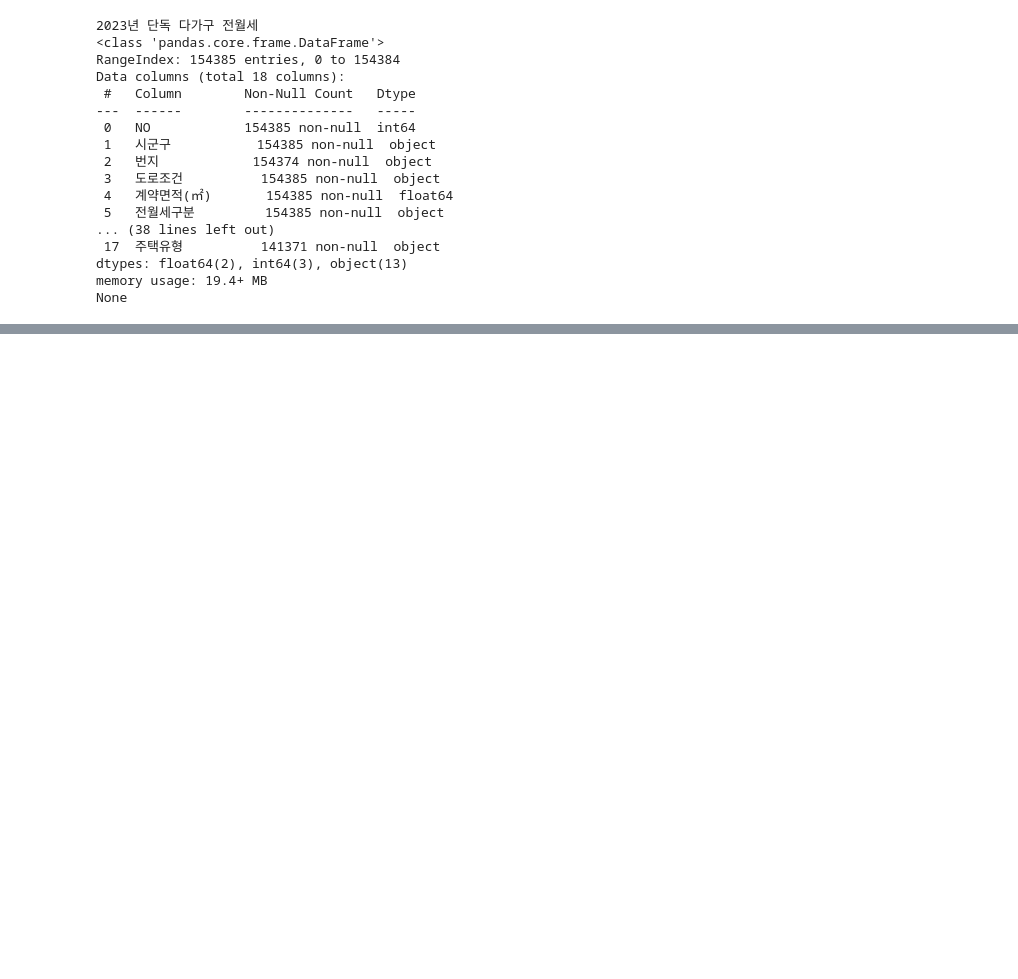
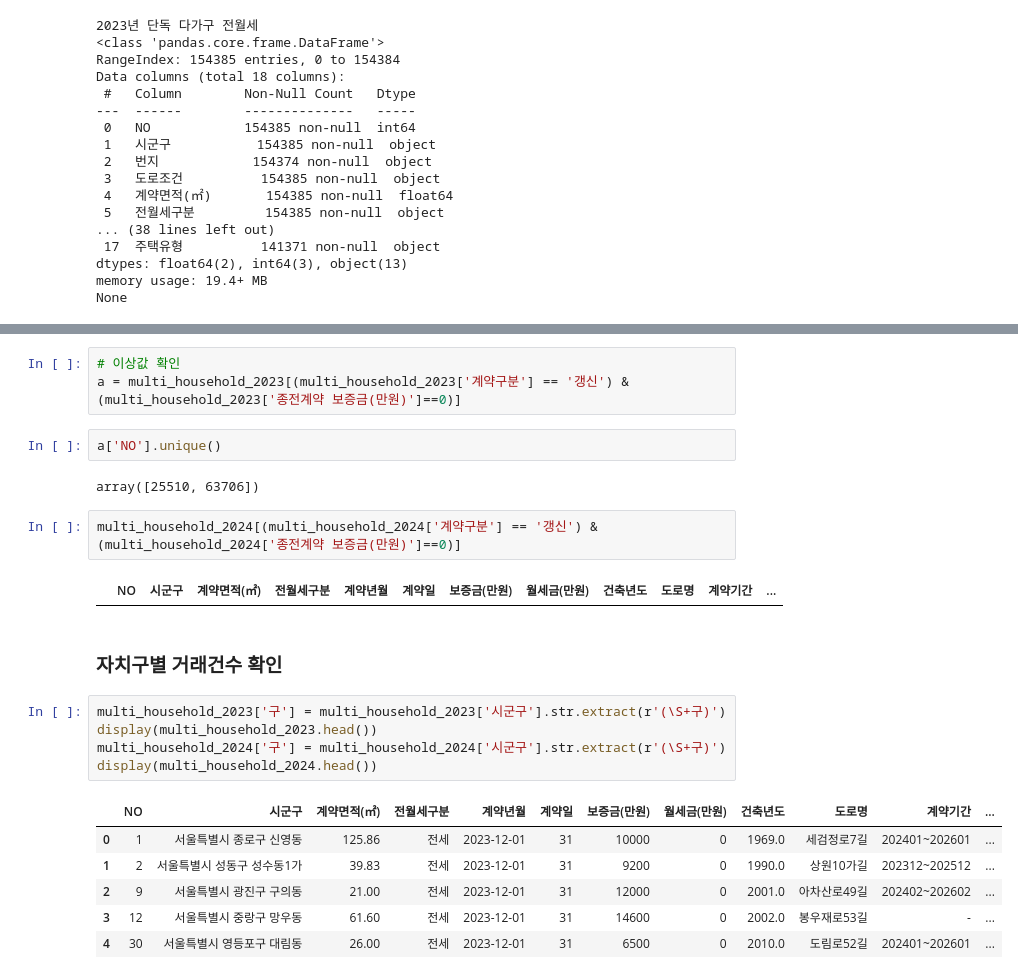
Before and after one commit to skqkrl/SDC_project, a Jupyter notebook: geumhui.ipynb, the cells around one changed output, grey strips where cells are left out. Cells and saved outputs as stored; diff of their text form; blank space fills up the shorter version.

```diff
--- a/geumhui.ipynb
+++ b/geumhui.ipynb
@@ -523,0 +248,25 @@ display(df_deal2024_cleaned['계약구분'].value_counts().reset_index())
+# %%
+# 이상값 확인
+a = multi_household_2023[(multi_household_2023['계약구분'] == '갱신') & (multi_household_2023['종전계약 보증금(만원)']==0)]
+# %%
+a['NO'].unique()
+# %% [output]
+array([25510, 63706])
+# %%
+multi_household_2024[(multi_household_2024['계약구분'] == '갱신') & (multi_household_2024['종전계약 보증금(만원)']==0)]
+# %% [output]
+|  | NO | 시군구 | 계약면적(㎡) | 전월세구분 | 계약년월 | 계약일 | 보증금(만원) | 월세금(만원) | 건축년도 | 도로명 | 계약기간 | ... |
+# %% [markdown]
+### 자치구별 거래건수 확인
+# %%
+multi_household_2023['구'] = multi_household_2023['시군구'].str.extract(r'(\S+구)')
+display(multi_household_2023.head())
+multi_household_2024['구'] = multi_household_2024['시군구'].str.extract(r'(\S+구)')
+display(multi_household_2024.head())
+# %% [output]
+|  | NO | 시군구 | 계약면적(㎡) | 전월세구분 | 계약년월 | 계약일 | 보증금(만원) | 월세금(만원) | 건축년도 | 도로명 | 계약기간 | ... |
+| 0 | 1 | 서울특별시 종로구 신영동 | 125.86 | 전세 | 2023-12-01 | 31 | 10000 | 0 | 1969.0 | 세검정로7길 | 202401~202601 | ... |
+| 1 | 2 | 서울특별시 성동구 성수동1가 | 39.83 | 전세 | 2023-12-01 | 31 | 9200 | 0 | 1990.0 | 상원10가길 | 202312~202512 | ... |
+| 2 | 9 | 서울특별시 광진구 구의동 | 21.00 | 전세 | 2023-12-01 | 31 | 12000 | 0 | 2001.0 | 아차산로49길 | 202402~202602 | ... |
+| 3 | 12 | 서울특별시 중랑구 망우동 | 61.60 | 전세 | 2023-12-01 | 31 | 14600 | 0 | 2002.0 | 봉우재로53길 | - | ... |
+| 4 | 30 | 서울특별시 영등포구 대림동 | 26.00 | 전세 | 2023-12-01 | 31 | 6500 | 0 | 2010.0 | 도림로52길 | 202401~202601 | ... |
```
Also changed, not shown: parts of 41 cells of this notebook.
